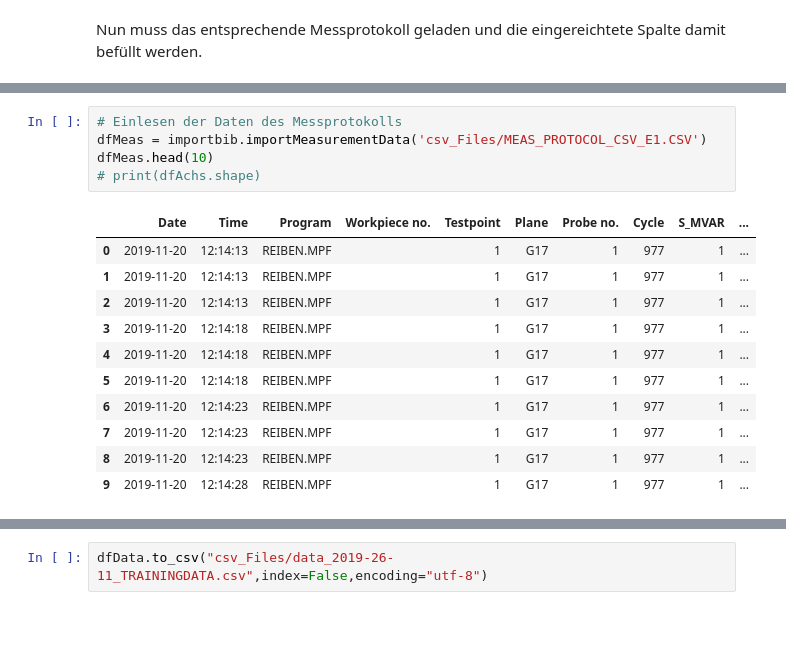
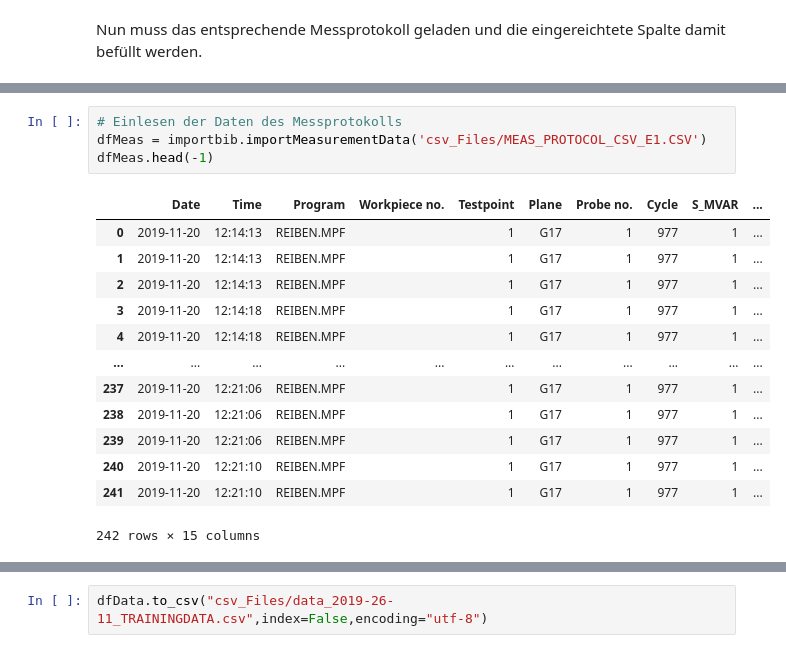
Before and after one commit to Xavubil/master_project_machine_learning, a Jupyter notebook: data_exploration/Datenaufbereitung_Vorgehen.ipynb, the cells around one changed output, grey strips where cells are left out. Drawn from its saved outputs; the diff is of its cells as text; blank space fills up the shorter version.

```diff
--- a/data_exploration/Datenaufbereitung_Vorgehen.ipynb
+++ b/data_exploration/Datenaufbereitung_Vorgehen.ipynb
@@ -162,17 +164,18 @@ Nun muss das entsprechende Messprotokoll geladen und die eingereichtete Spalte d
 # %%
 # Einlesen der Daten des Messprotokolls
 dfMeas = importbib.importMeasurementData('csv_Files/MEAS_PROTOCOL_CSV_E1.CSV')
-dfMeas.head(10)
-# print(dfAchs.shape)
+dfMeas.head(-1)
 # %% [output]
 |  | Date | Time | Program | Workpiece no. | Testpoint | Plane | Probe no. | Cycle | S_MVAR | ... |
 | 0 | 2019-11-20 | 12:14:13 | REIBEN.MPF |  | 1 | G17 | 1 | 977 | 1 | ... |
 | 1 | 2019-11-20 | 12:14:13 | REIBEN.MPF |  | 1 | G17 | 1 | 977 | 1 | ... |
 | 2 | 2019-11-20 | 12:14:13 | REIBEN.MPF |  | 1 | G17 | 1 | 977 | 1 | ... |
 | 3 | 2019-11-20 | 12:14:18 | REIBEN.MPF |  | 1 | G17 | 1 | 977 | 1 | ... |
 | 4 | 2019-11-20 | 12:14:18 | REIBEN.MPF |  | 1 | G17 | 1 | 977 | 1 | ... |
-| 5 | 2019-11-20 | 12:14:18 | REIBEN.MPF |  | 1 | G17 | 1 | 977 | 1 | ... |
-| 6 | 2019-11-20 | 12:14:23 | REIBEN.MPF |  | 1 | G17 | 1 | 977 | 1 | ... |
-| 7 | 2019-11-20 | 12:14:23 | REIBEN.MPF |  | 1 | G17 | 1 | 977 | 1 | ... |
-| 8 | 2019-11-20 | 12:14:23 | REIBEN.MPF |  | 1 | G17 | 1 | 977 | 1 | ... |
-| 9 | 2019-11-20 | 12:14:28 | REIBEN.MPF |  | 1 | G17 | 1 | 977 | 1 | ... |
+| ... | ... | ... | ... | ... | ... | ... | ... | ... | ... | ... |
+| 237 | 2019-11-20 | 12:21:06 | REIBEN.MPF |  | 1 | G17 | 1 | 977 | 1 | ... |
+| 238 | 2019-11-20 | 12:21:06 | REIBEN.MPF |  | 1 | G17 | 1 | 977 | 1 | ... |
+| 239 | 2019-11-20 | 12:21:06 | REIBEN.MPF |  | 1 | G17 | 1 | 977 | 1 | ... |
+| 240 | 2019-11-20 | 12:21:10 | REIBEN.MPF |  | 1 | G17 | 1 | 977 | 1 | ... |
+| 241 | 2019-11-20 | 12:21:10 | REIBEN.MPF |  | 1 | G17 | 1 | 977 | 1 | ... |
+242 rows × 15 columns
```
Also changed, not shown: parts of 9 cells of this notebook, 2 other files.
